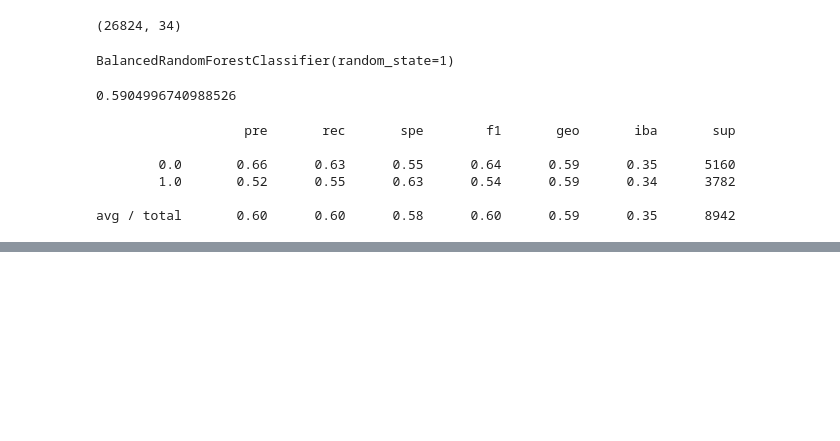
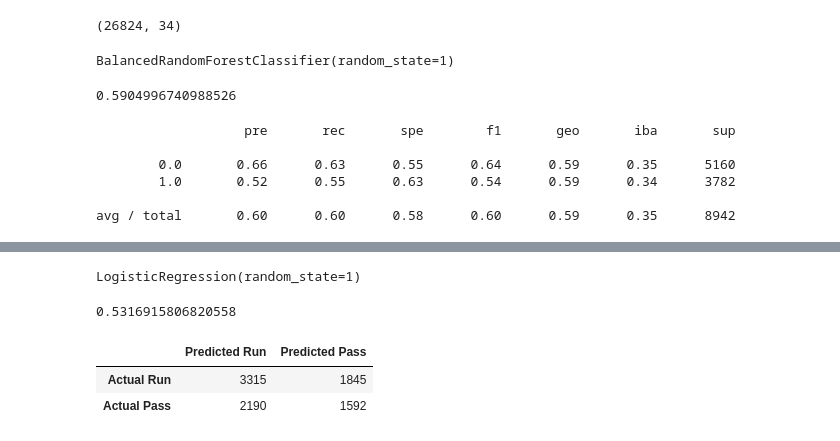
Before and after one commit to rudyk30/Football_Play_Decisions, a Jupyter notebook: MLMockUp.ipynb, the cells around one changed output, grey strips where cells are left out. Drawn from its saved outputs; the diff is of its cells as text; code cells hidden in the pictures; blank space fills up the shorter version.

```diff
--- a/MLMockUp.ipynb
+++ b/MLMockUp.ipynb
@@ -127,0 +227,21 @@ avg / total       0.60      0.60      0.58      0.60      0.59      0.35      89
+# %%
+model = LogisticRegression(solver='lbfgs', random_state=1)
+model.fit(X_resamp, y_resamp)
+# %% [output]
+LogisticRegression(random_state=1)
+# %%
+y_pred_s = y_pred = model.predict(X_test)
+acc_score_2 = balanced_accuracy_score(y_test, y_pred_s)
+acc_score_2
+# %% [output]
+0.5316915806820558
+# %%
+matrix_sm = confusion_matrix(y_test, y_pred_s)
+
+cm2_df = pd.DataFrame(
+    matrix_sm, index=["Actual Run", "Actual Pass"], columns=["Predicted Run", "Predicted Pass"])
+cm2_df
+# %% [output]
+|  | Predicted Run | Predicted Pass |
+| Actual Run | 3315 | 1845 |
+| Actual Pass | 2190 | 1592 |
```
Also changed, not shown: parts of 17 cells of this notebook.
